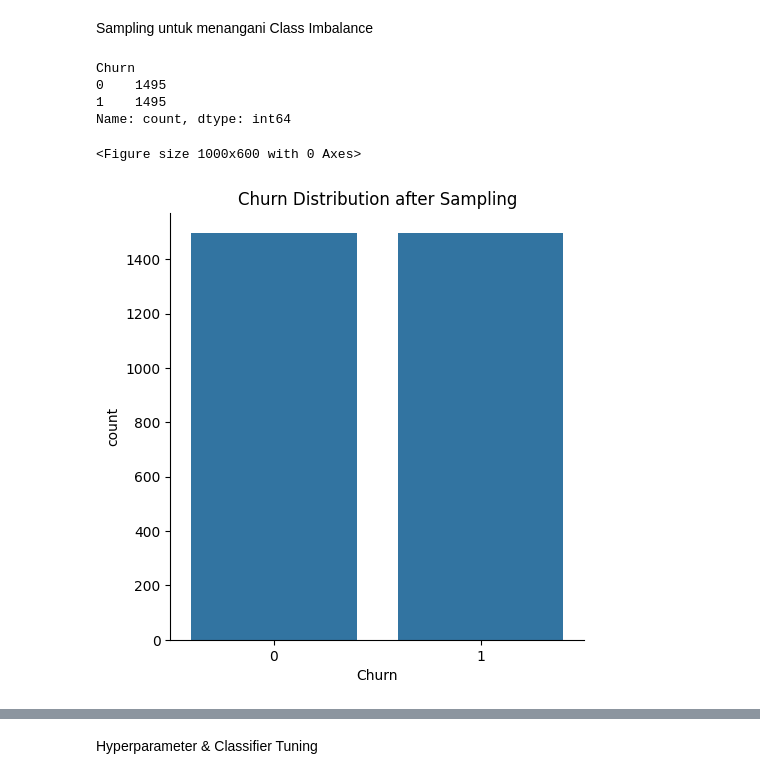
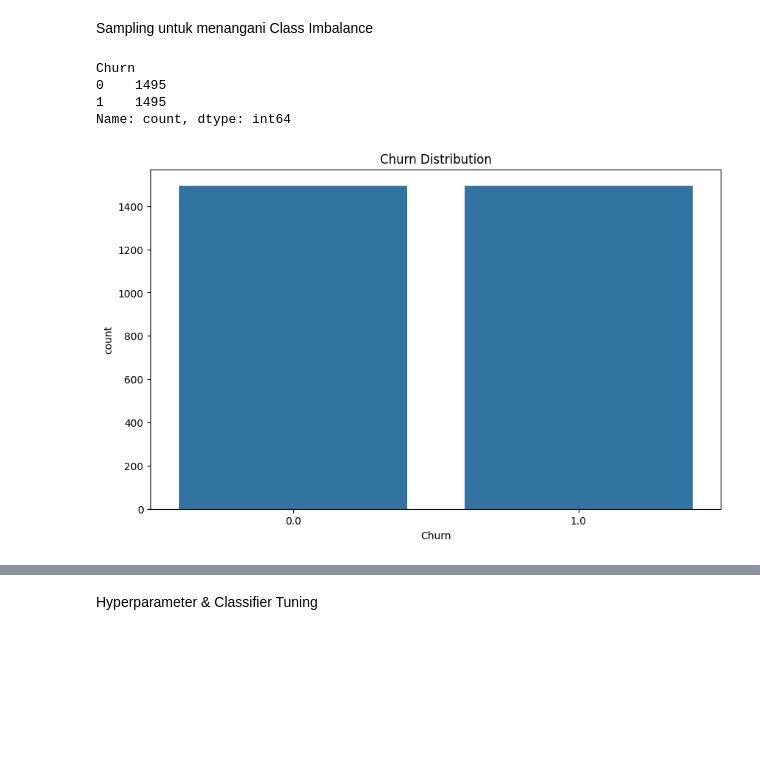
Before and after one commit to nailathaya/Pembelajaran-Mesin-Telco-Customer-Churn, a Jupyter notebook: tubes_pemsin.ipynb, the cells around one changed output, grey strips where cells are left out. Drawn from its saved outputs; the diff is of its cells as text; code cells hidden in the pictures; blank space fills up the shorter version.

```diff
--- a/tubes_pemsin.ipynb
+++ b/tubes_pemsin.ipynb
@@ -202,22 +220,26 @@ Name: count, dtype: int64
 # %% [markdown]
 Sampling untuk menangani Class Imbalance
 # %%
+# Sampling untuk menangani Class Imbalance
 from imblearn.over_sampling import SMOTE,SMOTEN,RandomOverSampler,ADASYN
 from imblearn.combine import SMOTEENN,SMOTETomek
 from imblearn.under_sampling import RandomUnderSampler
 
 sampling_method = RandomUnderSampler(sampling_strategy=1.0,random_state=random_state)
 
 X_sampled,y_sampled=sampling_method.fit_resample(encoded_df,y_train)
+sampled_df = pd.concat([
+    pd.DataFrame(X_sampled, columns=encoded_df.columns),
+    pd.Series(y_sampled.values, name='Churn')
+], axis=1)
 print(y_sampled.value_counts())
 plt.figure(figsize=(10, 6))
-sns.catplot(x='Churn', data=pd.DataFrame(X_sampled,y_sampled), kind='count')
-plt.title('Churn Distribution after Sampling')
+sns.countplot(x='Churn', data=sampled_df)
+plt.title('Churn Distribution')
 plt.show()
 # %% [output]
 Churn
 0    1495
 1    1495
 Name: count, dtype: int64
-<Figure size 1000x600 with 0 Axes>
-[figure, old version]
+[figure, new version]
```
Also changed, not shown: parts of 28 cells of this notebook, 3 other files.
